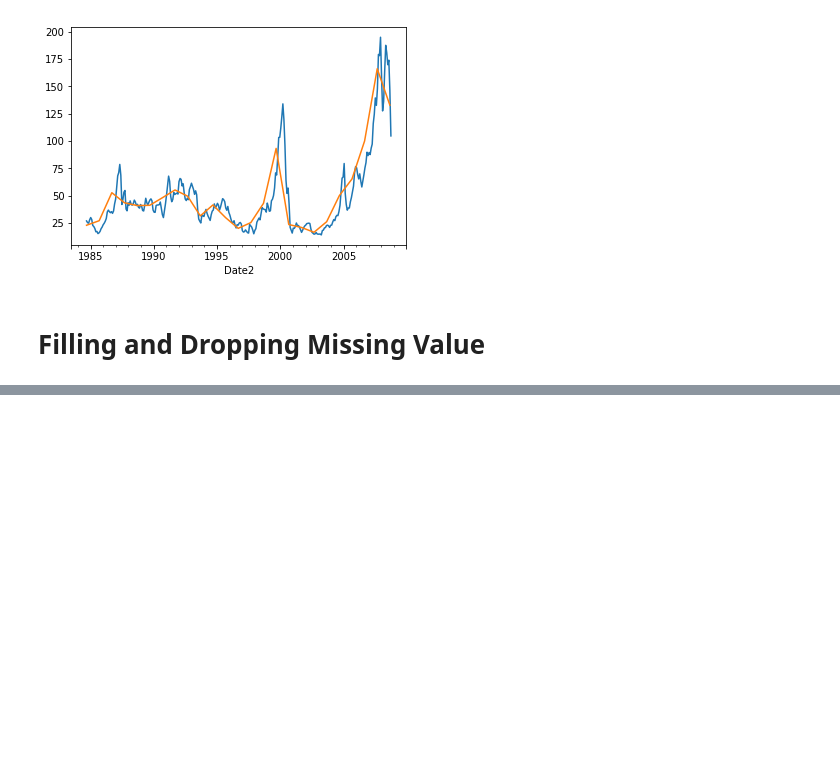
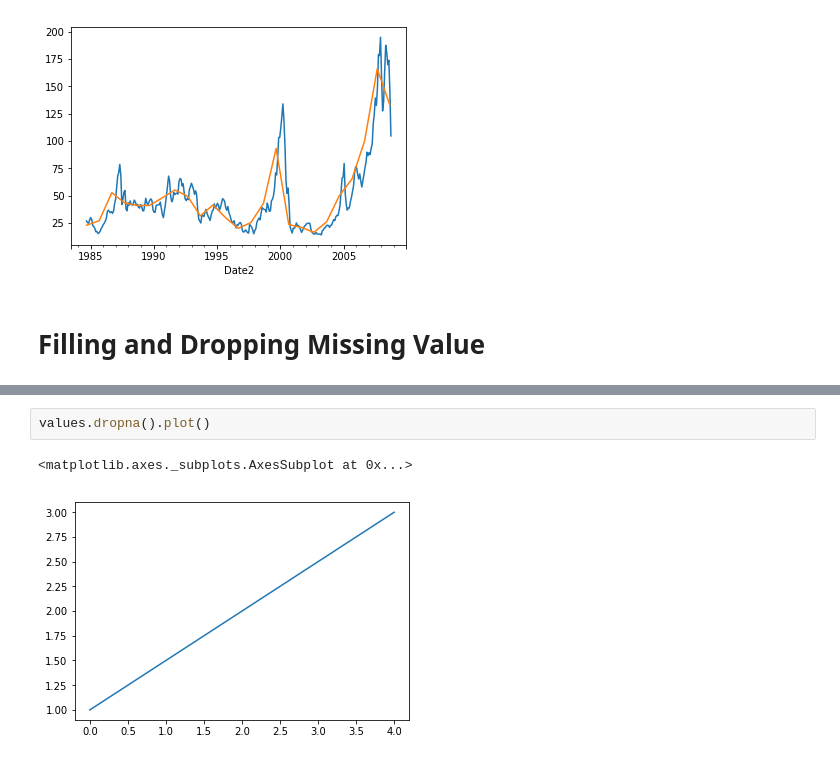
Before and after one commit to howawong/python-for-students, a Jupyter notebook: Data Manipulation.ipynb, the cells around one changed output, grey strips where cells are left out. Drawn from its saved outputs; the diff is of its cells as text; blank space fills up the shorter version.

```diff
--- a/Data Manipulation.ipynb
+++ b/Data Manipulation.ipynb
@@ -446,0 +459,5 @@ In data cleansing, there are always invalid or n
+# %%
+values.dropna().plot()
+# %% [output]
+<matplotlib.axes._subplots.AxesSubplot at 0x...>
+[figure, added]
```
Also changed, not shown: parts of 13 cells of this notebook.
